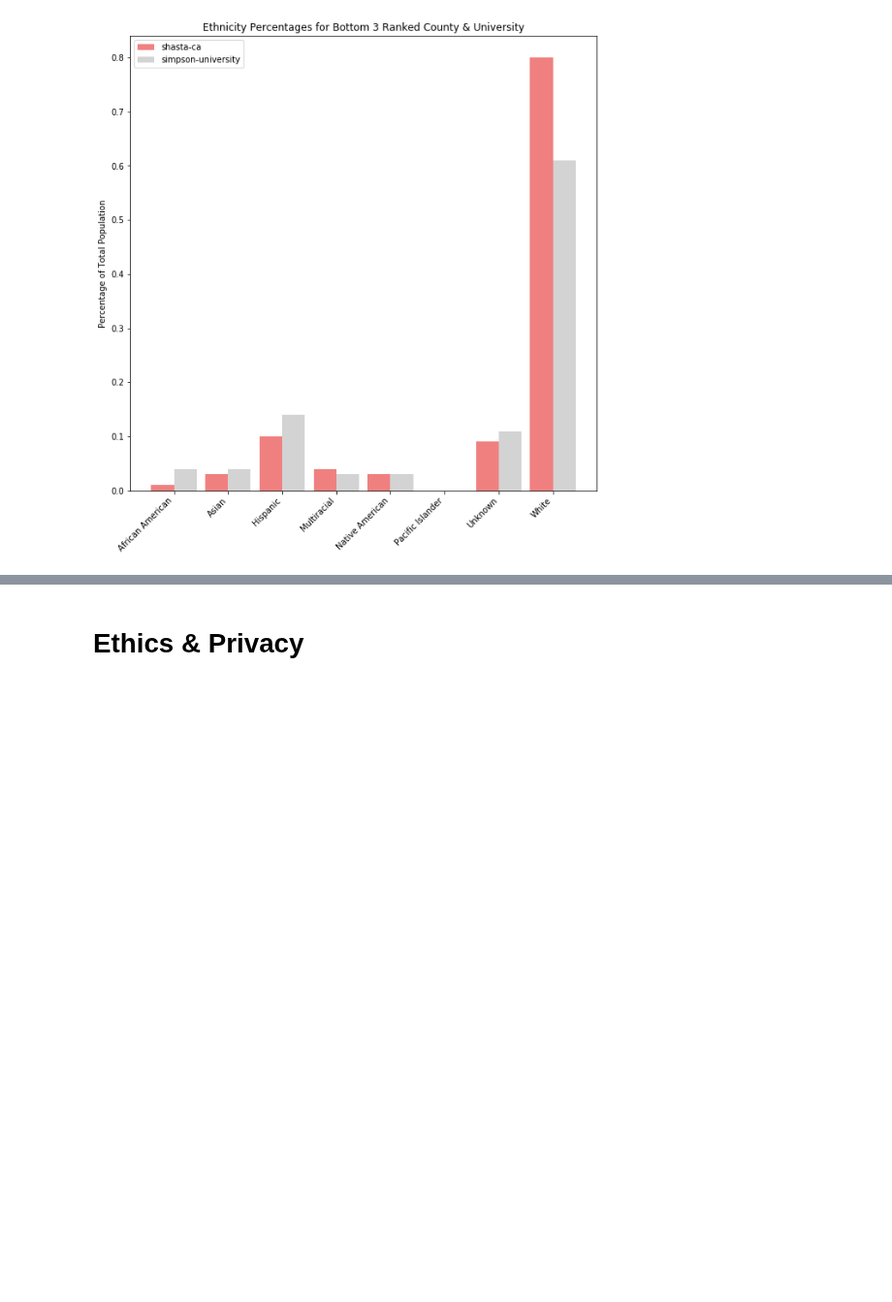
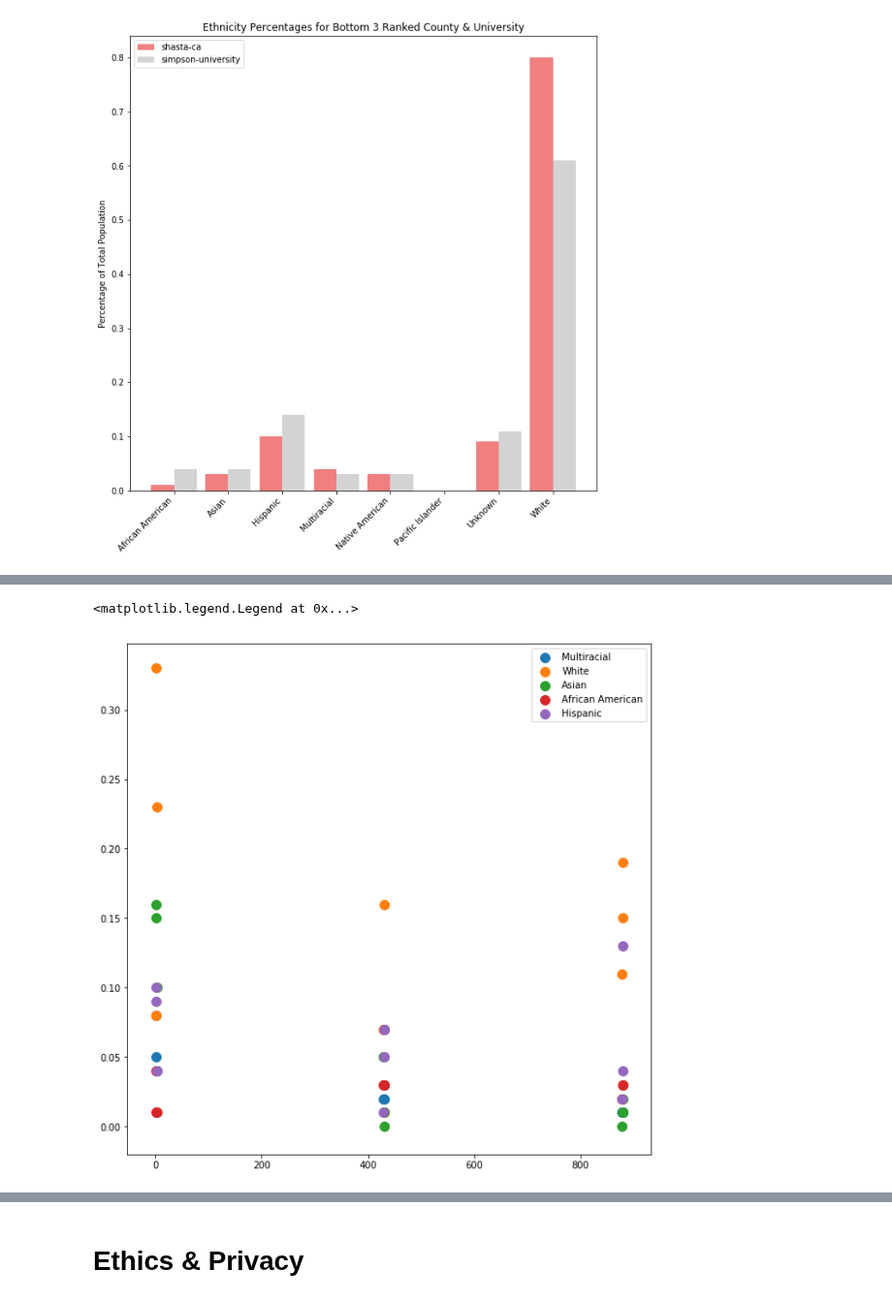
Before and after one commit to nforesti/education, a Jupyter notebook: FinalProject.ipynb, the cells around one changed output, grey strips where cells are left out. Shown at 97% size. Cells and saved outputs as stored; diff of their text form; code cells hidden in the pictures; blank space fills up the shorter version.

```diff
--- a/FinalProject.ipynb
+++ b/FinalProject.ipynb
@@ -192,0 +249,12 @@ bar_plot_county_city('shasta-ca', 'simpson-university', 'Bottom', 'lightcoral',
+# %%
+topdiff = topdiff.abs()
+'''plt.scatter(x=topdiff["ranking"], y=topdiff["Multiracial"],s = 100)
+plt.scatter(x=topdiff["ranking"], y=topdiff["White"],s = 100)
+plt.scatter(x=topdiff["ranking"], y=topdiff["Asian"],s = 100)
+plt.scatter(x=topdiff["ranking"], y=topdiff["African American"],s = 100)
+plt.scatter(x=topdiff["ranking"], y=topdiff["Hispanic"], s = 100)
+plt.legend()
+'''
+# %% [output]
+<matplotlib.legend.Legend at 0x...>
+[figure, added]
```
Also changed, not shown: parts of 8 cells of this notebook.
